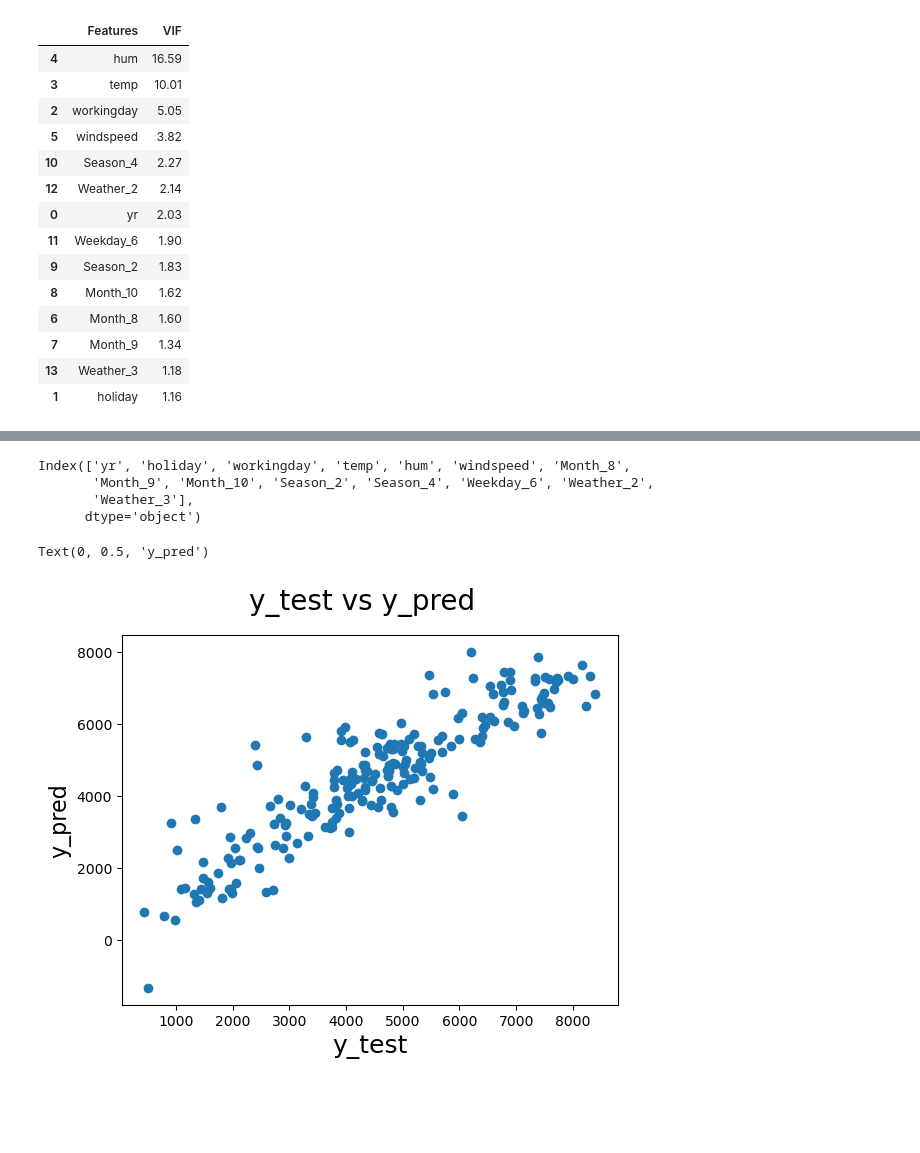
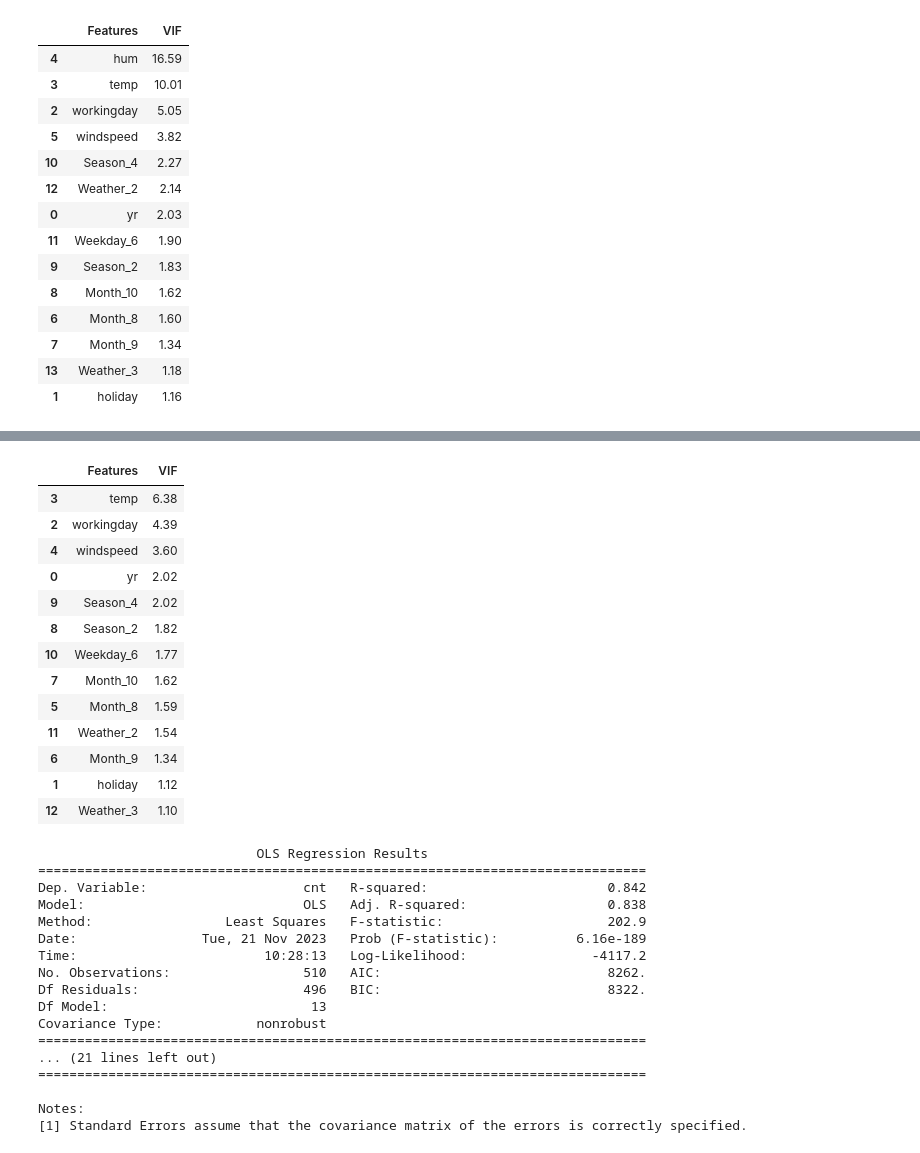
Before and after one commit to ashandish/Bike_Sharing_Linear_Model, a Jupyter notebook: Bike_Sharing_Assignment.ipynb, the cells around one changed output, grey strips where cells are left out. Cells and saved outputs as stored; diff of their text form; code cells hidden in the pictures; blank space fills up the shorter version.

Commit message:
Removed humidity from the model

```diff
--- a/Bike_Sharing_Assignment.ipynb
+++ b/Bike_Sharing_Assignment.ipynb
@@ -391,24 +332,56 @@ X_test = df5_test_lm
-# %%
-# Creating X_test_new dataframe by dropping variables from X_test
-print(X_train_new.columns)
-X_test_new = X_test[X_train_new.columns]
-
-# Adding a constant variable
-X_test_new = sm.add_constant(X_test_new)
-# Making predictions
-y_pred = lm.predict(X_test_new)
-# %% [output]
-Index(['yr', 'holiday', 'workingday', 'temp', 'hum', 'windspeed', 'Month_8',
-       'Month_9', 'Month_10', 'Season_2', 'Season_4', 'Weekday_6', 'Weather_2',
-       'Weather_3'],
-      dtype='object')
-# %%
-# Plotting y_test and y_pred to understand the spread.
-fig = plt.figure()
-plt.scatter(y_test,y_pred)
-fig.suptitle('y_test vs y_pred', fontsize=20)              # Plot heading
-plt.xlabel('y_test', fontsize=18)                          # X-label
-plt.ylabel('y_pred', fontsize=16)                          # Y-label
-# %% [output]
-Text(0, 0.5, 'y_pred')
-[figure, removed]
+# %%
+#Drop hum as VIF is greater than 5
+X_train_new = X_train_new.drop(["hum"], axis = 1)
+# Calculate the VIFs for the new model
+from statsmodels.stats.outliers_influence import variance_inflation_factor
+
+vif = pd.DataFrame()
+X = X_train_new
+vif['Features'] = X.columns
+vif['VIF'] = [variance_inflation_factor(X.values, i) for i in range(X.shape[1])]
+vif['VIF'] = round(vif['VIF'], 2)
+vif = vif.sort_values(by = "VIF", ascending = False)
+vif
+# %% [output]
+|  | Features | VIF |
+| 3 | temp | 6.38 |
+| 2 | workingday | 4.39 |
+| 4 | windspeed | 3.60 |
+| 0 | yr | 2.02 |
+| 9 | Season_4 | 2.02 |
+| 8 | Season_2 | 1.82 |
+| 10 | Weekday_6 | 1.77 |
+| 7 | Month_10 | 1.62 |
+| 5 | Month_8 | 1.59 |
+| 11 | Weather_2 | 1.54 |
+| 6 | Month_9 | 1.34 |
+| 1 | holiday | 1.12 |
+| 12 | Weather_3 | 1.10 |
+# %%
+# Build the model again
+# Adding a constant variable
+#X values of X training dataset is X_train_lm
+X_train_lm = sm.add_constant(X_train_new)
+
+lm = sm.OLS(y_train,X_train_lm).fit()   # Running the linear model
+
+#Let's see the summary of our linear model
+print(lm.summary())
+# %% [output]
+                            OLS Regression Results
+==============================================================================
+Dep. Variable:                    cnt   R-squared:                       0.842
+Model:                            OLS   Adj. R-squared:                  0.838
+Method:                 Least Squares   F-statistic:                     202.9
+Date:                Tue, 21 Nov 2023   Prob (F-statistic):          6.16e-189
+Time:                        10:28:13   Log-Likelihood:                -4117.2
+No. Observations:                 510   AIC:                             8262.
+Df Residuals:                     496   BIC:                             8322.
+Df Model:                          13
+Covariance Type:            nonrobust
+==============================================================================
+... (21 lines left out)
+==============================================================================
+
+Notes:
+[1] Standard Errors assume that the covariance matrix of the errors is correctly specified.
```
Also changed, not shown: parts of 15 cells of this notebook.
